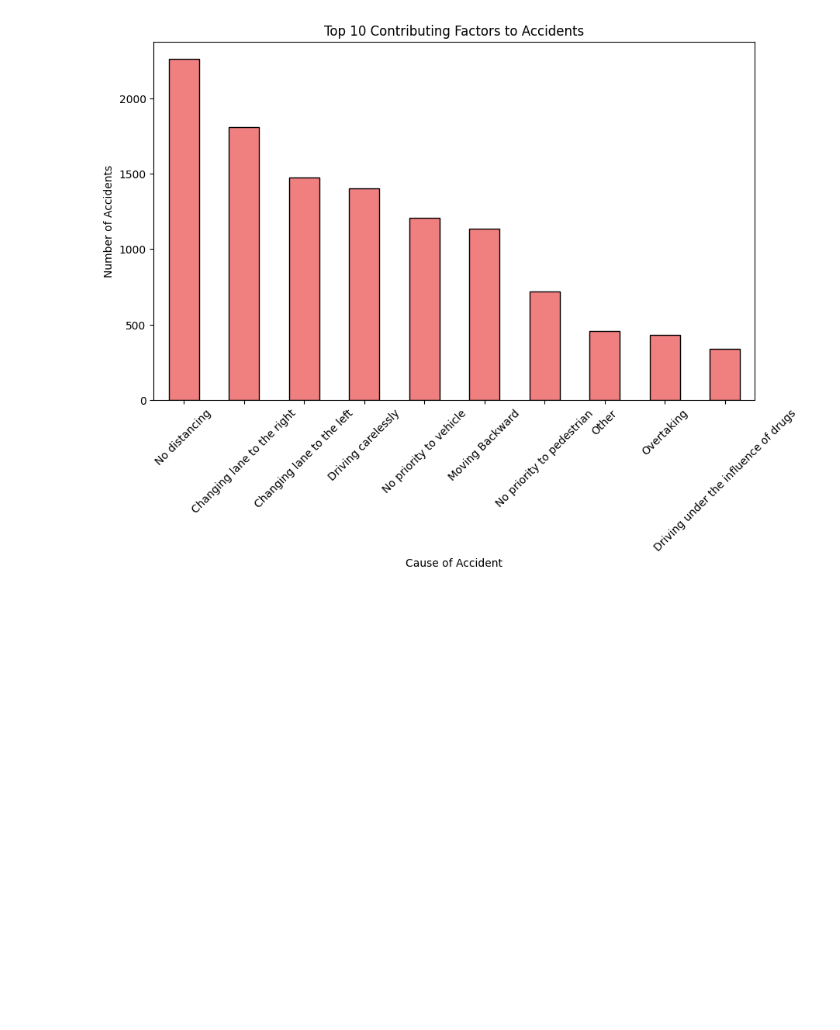
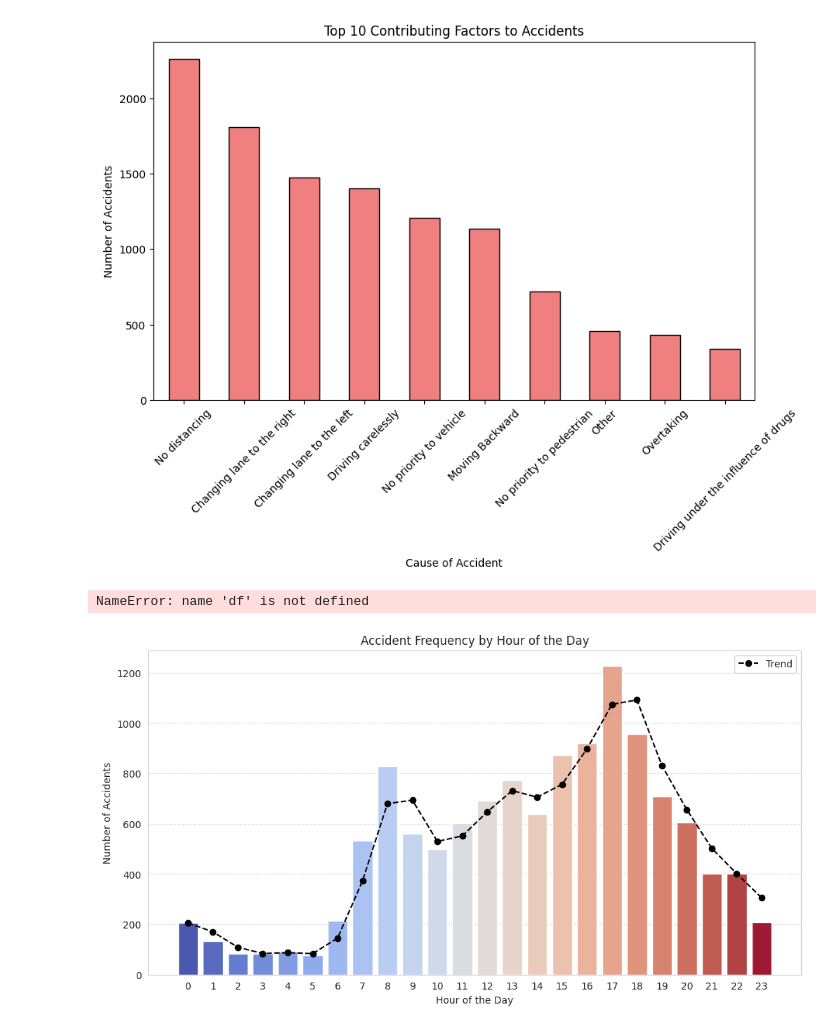
Before and after one commit to Sindhujashree-17/SCT_DS_TASKS, a Jupyter notebook: SCT_DS_TASK04.ipynb, the cells around one changed output. Drawn from its saved outputs; the diff is of its cells as text; code cells hidden in the pictures; blank space fills up the shorter version.

```diff
--- a/SCT_DS_TASK04.ipynb
+++ b/SCT_DS_TASK04.ipynb
@@ -58,3 +88,62 @@ plt.show()
 os.makedirs('/mnt/data', exist_ok=True)
 # %%
 data.to_csv('/mnt/data/cleaned_accident_data.csv', index=False)
+# %%
+import matplotlib.pyplot as plt
+import seaborn as sns
+import pandas as pd
+
+df_cleaned = df.copy()
+
+df_cleaned['Hour'] = pd.to_datetime(df_cleaned['Time'], format='%H:%M:%S', errors='coerce').dt.hour
+
+df_cleaned = df_cleaned.dropna(subset=['Hour'])
+
+sns.set_style("whitegrid")
+
+plt.figure(figsize=(12, 6))
+sns.countplot(x=df_cleaned['Hour'], hue=df_cleaned['Hour'], palette='coolwarm', legend=False)
+hourly_accidents = df_cleaned['Hour'].value_counts().sort_index()
+plt.plot(hourly_accidents.index, hourly_accidents.rolling(window=2, min_periods=1).mean(),
+         color='black', marker='o', linestyle='dashed', label='Trend')
+
+plt.xlabel('Hour of the Day')
+plt.ylabel('Number of Accidents')
+plt.title('Accident Frequency by Hour of the Day')
+plt.xticks(range(0, 24))
+plt.legend()
+plt.grid(axis='y', linestyle='--', alpha=0.7)
+
+plt.show()
+# %% [output]
+NameError: name 'df' is not defined
+# %%
+import matplotlib.pyplot as plt
+import seaborn as sns
+import pandas as pd
+
+# Change 'df' to 'data' to reference the existing dataframe
+df_cleaned = data.copy()
+
+df_cleaned['Hour'] = pd.to_datetime(df_cleaned['Time'], format='%H:%M:%S', errors='coerce').dt.hour
+
+df_cleaned = df_cleaned.dropna(subset=['Hour'])
+
+sns.set_style("whitegrid")
+
+plt.figure(figsize=(12, 6))
+sns.countplot(x=df_cleaned['Hour'], hue=df_cleaned['Hour'], palette='coolwarm', legend=False)
+hourly_accidents = df_cleaned['Hour'].value_counts().sort_index()
+plt.plot(hourly_accidents.index, hourly_accidents.rolling(window=2, min_periods=1).mean(),
+         color='black', marker='o', linestyle='dashed', label='Trend')
+
+plt.xlabel('Hour of the Day')
+plt.ylabel('Number of Accidents')
+plt.title('Accident Frequency by Hour of the Day')
+plt.xticks(range(0, 24))
+plt.legend()
+plt.grid(axis='y', linestyle='--', alpha=0.7)
+
+plt.show()
+# %% [output]
+[figure, added]
```
Also changed, not shown: parts of 3 cells of this notebook.
